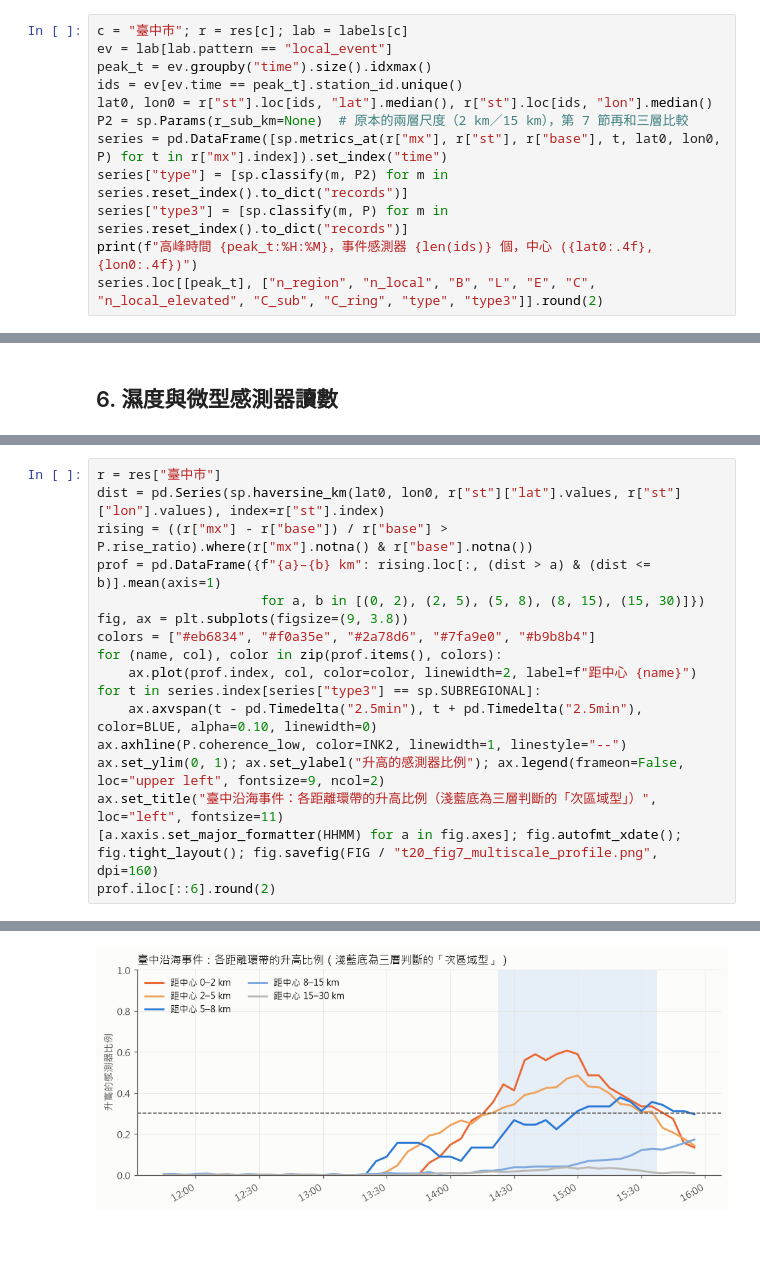
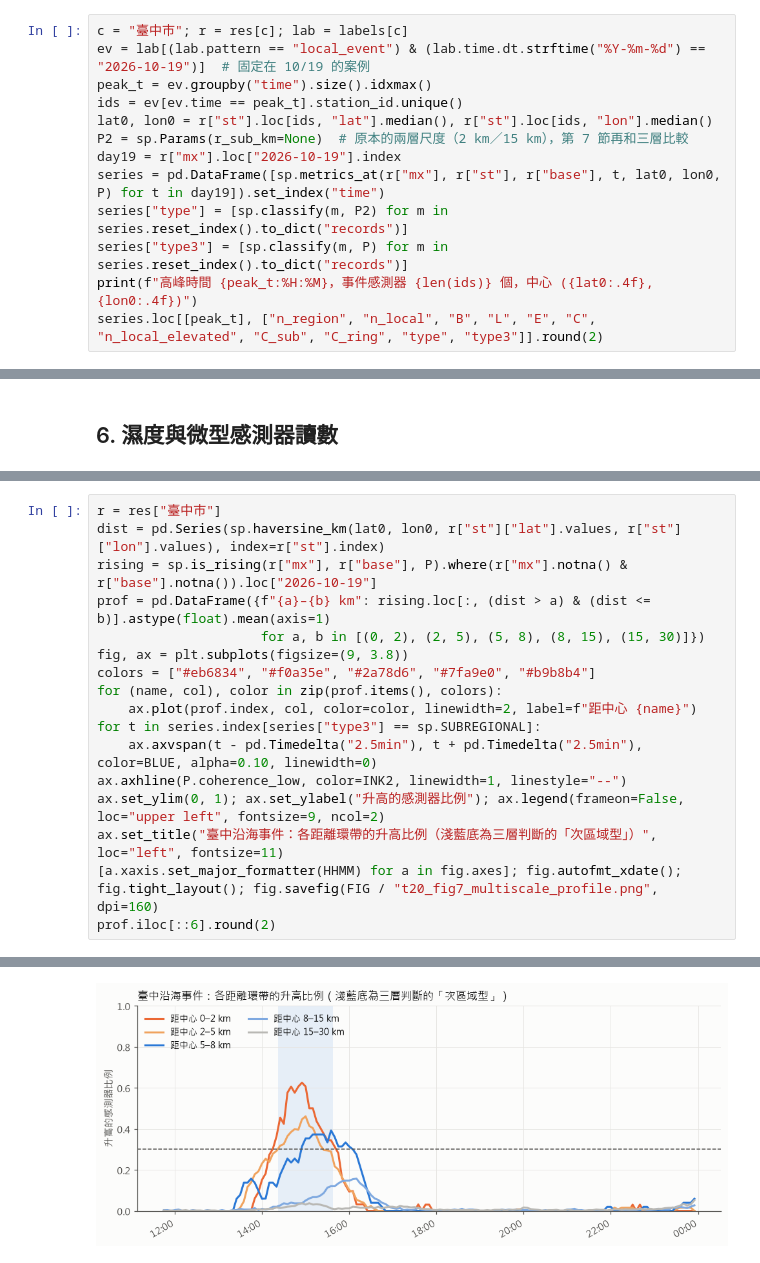
Before and after one commit to A0966411725-png/AirSleuth, a Jupyter notebook: notebooks/T-20_spatial_eda.ipynb, the cells around one changed output, grey strips where cells are left out. Cells and saved outputs as stored; diff of their text form.

```diff
--- a/notebooks/T-20_spatial_eda.ipynb
+++ b/notebooks/T-20_spatial_eda.ipynb
@@ -116,12 +116,13 @@ counts
 ## 4. 案例：臺中市的局部型群聚事件
 # %%
 c = "臺中市"; r = res[c]; lab = labels[c]
-ev = lab[lab.pattern == "local_event"]
+ev = lab[(lab.pattern == "local_event") & (lab.time.dt.strftime("%Y-%m-%d") == "2026-10-19")]  # 固定在 10/19 的案例
 peak_t = ev.groupby("time").size().idxmax()
 ids = ev[ev.time == peak_t].station_id.unique()
 lat0, lon0 = r["st"].loc[ids, "lat"].median(), r["st"].loc[ids, "lon"].median()
 P2 = sp.Params(r_sub_km=None)  # 原本的兩層尺度（2 km／15 km），第 7 節再和三層比較
-series = pd.DataFrame([sp.metrics_at(r["mx"], r["st"], r["base"], t, lat0, lon0, P) for t in r["mx"].index]).set_index("time")
+day19 = r["mx"].loc["2026-10-19"].index
+series = pd.DataFrame([sp.metrics_at(r["mx"], r["st"], r["base"], t, lat0, lon0, P) for t in day19]).set_index("time")
 series["type"] = [sp.classify(m, P2) for m in series.reset_index().to_dict("records")]
 series["type3"] = [sp.classify(m, P) for m in series.reset_index().to_dict("records")]
 print(f"高峰時間 {peak_t:%H:%M}，事件感測器 {len(ids)} 個，中心 ({lat0:.4f}, {lon0:.4f})")
@@ -241,8 +242,8 @@ rh
 # %%
 r = res["臺中市"]
 dist = pd.Series(sp.haversine_km(lat0, lon0, r["st"]["lat"].values, r["st"]["lon"].values), index=r["st"].index)
-rising = ((r["mx"] - r["base"]) / r["base"] > P.rise_ratio).where(r["mx"].notna() & r["base"].notna())
-prof = pd.DataFrame({f"{a}–{b} km": rising.loc[:, (dist > a) & (dist <= b)].mean(axis=1)
+rising = sp.is_rising(r["mx"], r["base"], P).where(r["mx"].notna() & r["base"].notna()).loc["2026-10-19"]
+prof = pd.DataFrame({f"{a}–{b} km": rising.loc[:, (dist > a) & (dist <= b)].astype(float).mean(axis=1)
                      for a, b in [(0, 2), (2, 5), (5, 8), (8, 15), (15, 30)]})
 fig, ax = plt.subplots(figsize=(9, 3.8))
 colors = ["#eb6834", "#f0a35e", "#2a78d6", "#7fa9e0", "#b9b8b4"]
@@ -270,4 +278,4 @@ prof.iloc[::6].round(2)
-[figure, old version]
+[figure, new version]
 # %%
 # 以每個感測器為中心掃描整個城市：哪些位置、哪些時段符合次區域型
 scan = {}
```
Also changed, not shown: parts of 19 cells of this notebook, 33 other files.
